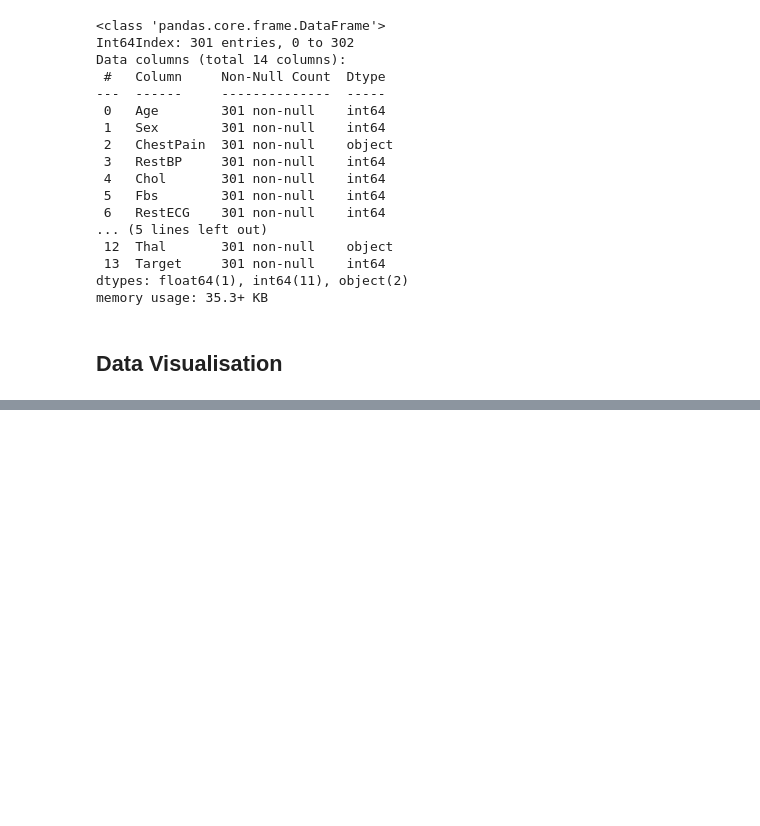
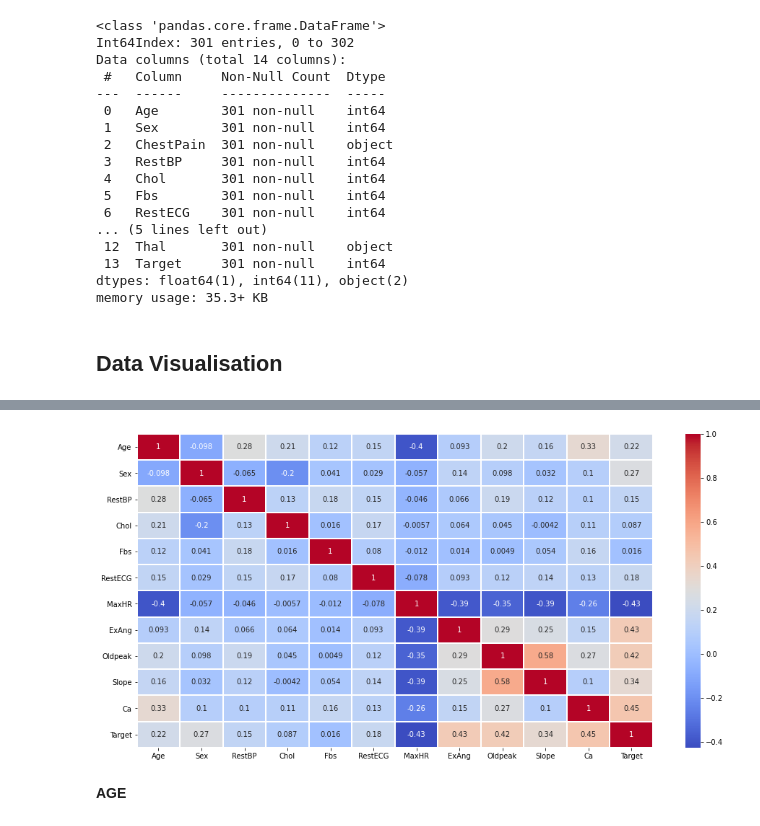
Before and after one commit to ankush-vem/Heart-Attack-Prediction, a Jupyter notebook: Code/heart.ipynb, the cells around one changed output, grey strips where cells are left out. Cells and saved outputs as stored; diff of their text form; code cells hidden in the pictures; blank space fills up the shorter version.

Commit message:
Age Visualisation

```diff
--- a/Code/heart.ipynb
+++ b/Code/heart.ipynb
@@ -96,0 +92,8 @@ AttributeError: 'NoneType' object has no attribute 'texts'
+# %%
+plt.figure(figsize=(16,8))
+sns.heatmap(df.corr(), cmap='coolwarm', annot = True, linewidth = 1)
+plt.show()
+# %% [output]
+[figure, added]
+# %% [markdown]
+**AGE**
```
Also changed, not shown: parts of 6 cells of this notebook.
